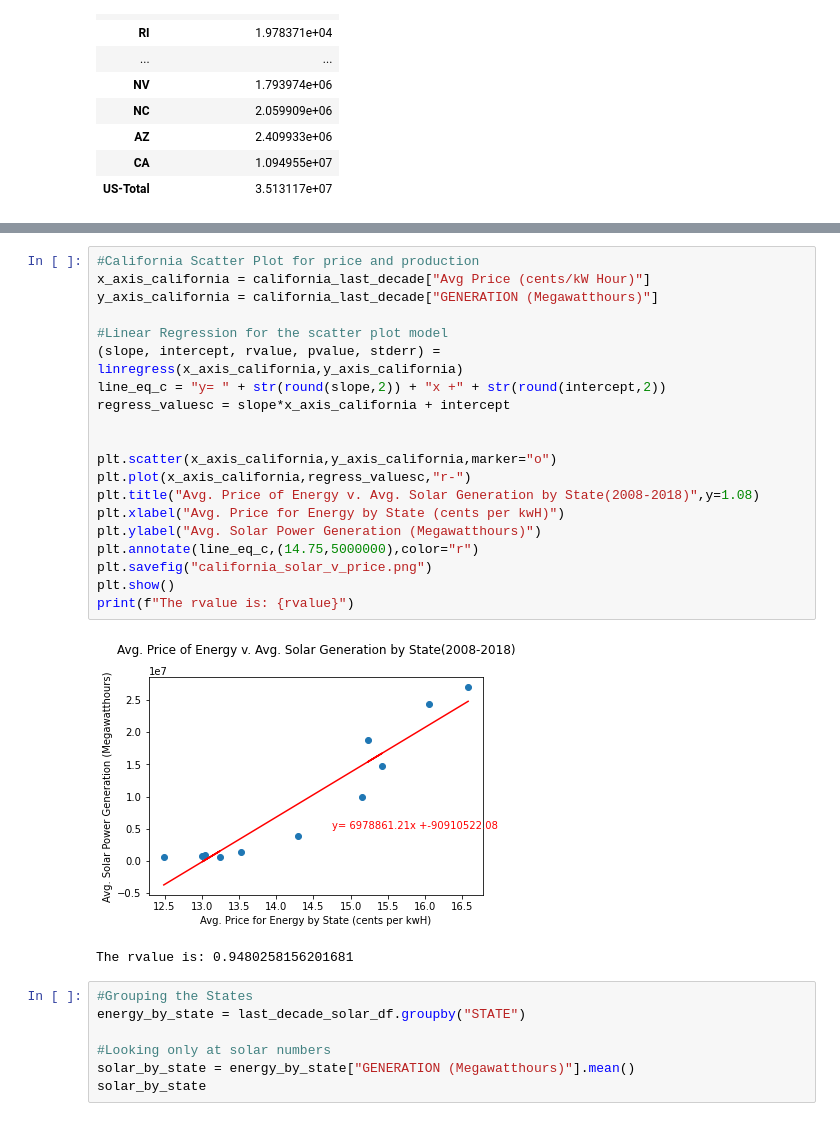
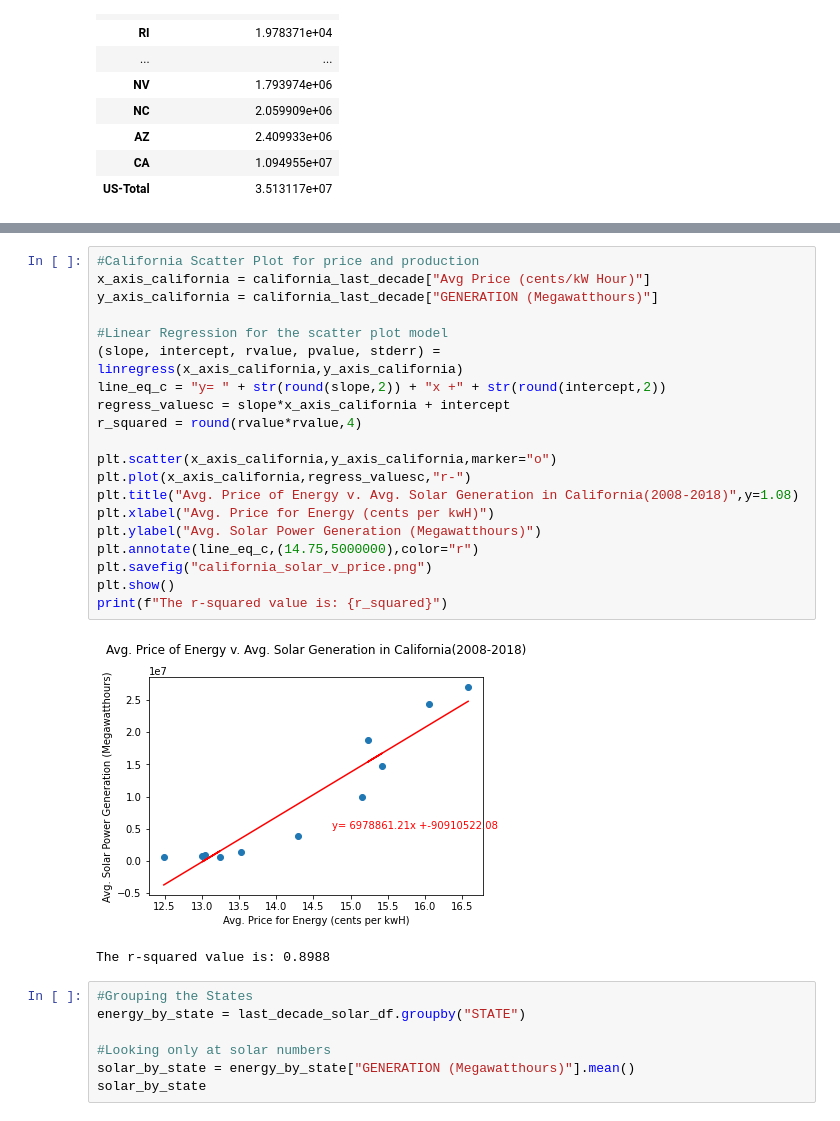
Before and after one commit to msullivan987/Solar_Power-Usage, a Jupyter notebook: michelle_pricing_data_analysis/State_Electric_Pricing_data.ipynb, the cells around one changed output, grey strips where cells are left out. Cells and saved outputs as stored; diff of their text form.

```diff
--- a/michelle_pricing_data_analysis/State_Electric_Pricing_data.ipynb
+++ b/michelle_pricing_data_analysis/State_Electric_Pricing_data.ipynb
@@ -194,26 +197,26 @@ california_last_decade
 # %%
 #California Scatter Plot for price and production
 x_axis_california = california_last_decade["Avg Price (cents/kW Hour)"]
 y_axis_california = california_last_decade["GENERATION (Megawatthours)"]
 
 #Linear Regression for the scatter plot model
 (slope, intercept, rvalue, pvalue, stderr) = linregress(x_axis_california,y_axis_california)
 line_eq_c = "y= " + str(round(slope,2)) + "x +" + str(round(intercept,2))
 regress_valuesc = slope*x_axis_california + intercept
-
+r_squared = round(rvalue*rvalue,4)
 
 plt.scatter(x_axis_california,y_axis_california,marker="o")
 plt.plot(x_axis_california,regress_valuesc,"r-")
-plt.title("Avg. Price of Energy v. Avg. Solar Generation by State(2008-2018)",y=1.08)
-plt.xlabel("Avg. Price for Energy by State (cents per kwH)")
+plt.title("Avg. Price of Energy v. Avg. Solar Generation in California(2008-2018)",y=1.08)
+plt.xlabel("Avg. Price for Energy (cents per kwH)")
 plt.ylabel("Avg. Solar Power Generation (Megawatthours)")
 plt.annotate(line_eq_c,(14.75,5000000),color="r")
 plt.savefig("california_solar_v_price.png")
 plt.show()
-print(f"The rvalue is: {rvalue}")
+print(f"The r-squared value is: {r_squared}")
 # %% [output]
-[figure, old version]
+[figure, new version]
-The rvalue is: 0.9480258156201681
+The r-squared value is: 0.8988
 # %%
 #Grouping the States
 energy_by_state = last_decade_solar_df.groupby("STATE")
```
Also changed, not shown: parts of 7 cells of this notebook, 2 other files.
